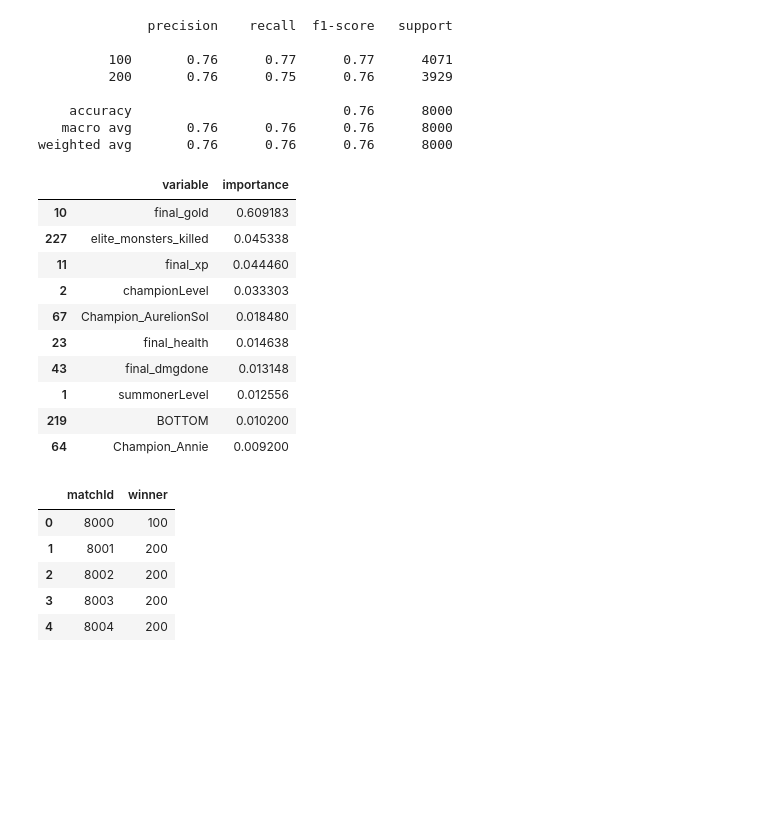
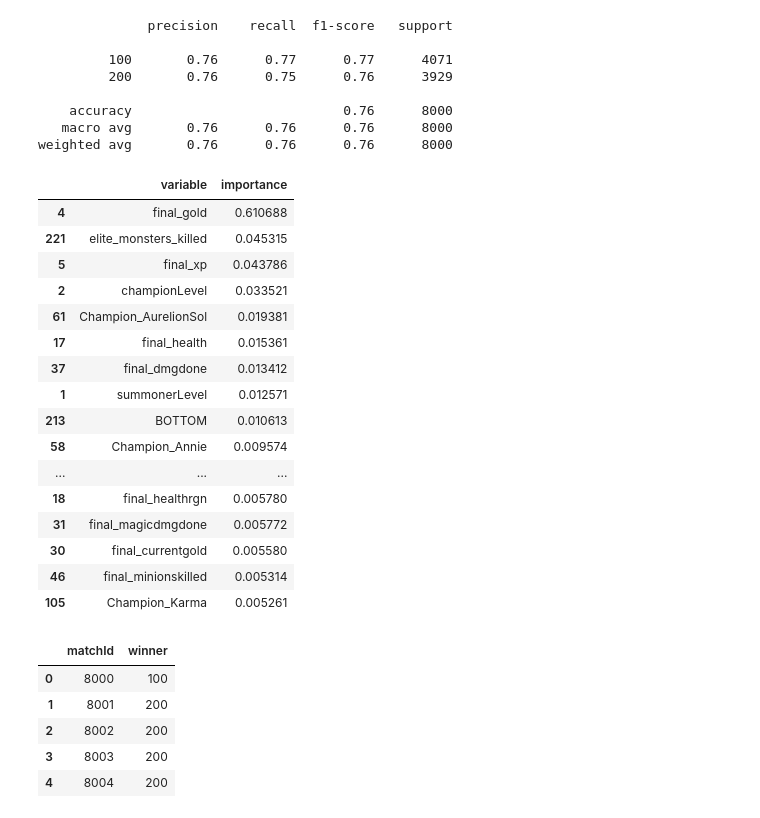
Before and after one commit to nss-data-science-cohort-6/kaggle_lol-elden-ring, a Jupyter notebook: notebooks/nn_prediction_models.ipynb, the cells around one changed output. Saved outputs shown, nothing was run; the diff lists cells and outputs as text; code cells hidden in the pictures; blank space fills up the shorter version.

```diff
--- a/notebooks/nn_prediction_models.ipynb
+++ b/notebooks/nn_prediction_models.ipynb
@@ -335,22 +352,28 @@ weighted avg       0.76      0.76      0.76      8000
 # %%
 importances = pd.DataFrame({
     'variable': gbr.feature_names_in_,
     'importance': gbr['gb'].feature_importances_
 })
 
-importances.sort_values('importance', ascending = False).head(10)
+importances.sort_values('importance', ascending = False).head(20)
 # %% [output]
 |  | variable | importance |
-| 10 | final_gold | 0.609183 |
-| 227 | elite_monsters_killed | 0.045338 |
-| 11 | final_xp | 0.044460 |
-| 2 | championLevel | 0.033303 |
-| 67 | Champion_AurelionSol | 0.018480 |
-| 23 | final_health | 0.014638 |
-| 43 | final_dmgdone | 0.013148 |
-| 1 | summonerLevel | 0.012556 |
-| 219 | BOTTOM | 0.010200 |
-| 64 | Champion_Annie | 0.009200 |
+| 4 | final_gold | 0.610688 |
+| 221 | elite_monsters_killed | 0.045315 |
+| 5 | final_xp | 0.043786 |
+| 2 | championLevel | 0.033521 |
+| 61 | Champion_AurelionSol | 0.019381 |
+| 17 | final_health | 0.015361 |
+| 37 | final_dmgdone | 0.013412 |
+| 1 | summonerLevel | 0.012571 |
+| 213 | BOTTOM | 0.010613 |
+| 58 | Champion_Annie | 0.009574 |
+| ... | ... | ... |
+| 18 | final_healthrgn | 0.005780 |
+| 31 | final_magicdmgdone | 0.005772 |
+| 30 | final_currentgold | 0.005580 |
+| 46 | final_minionskilled | 0.005314 |
+| 105 | Champion_Karma | 0.005261 |
 # %%
 X_test = X_test_original
 
```
Also changed, not shown: parts of 23 cells of this notebook, 1 other file.
